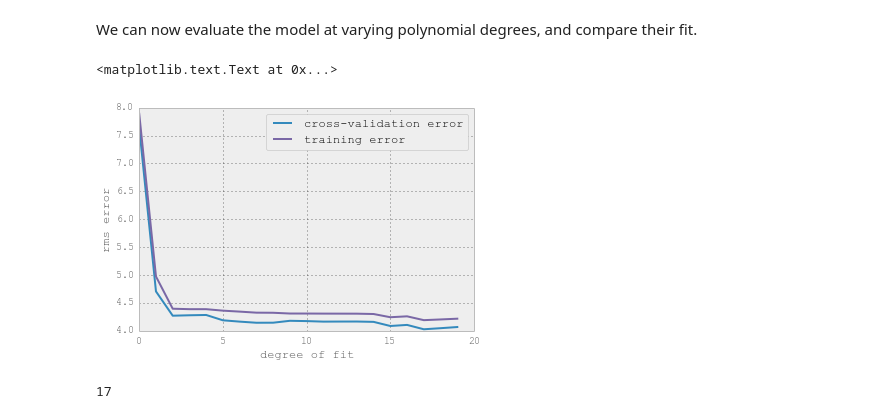
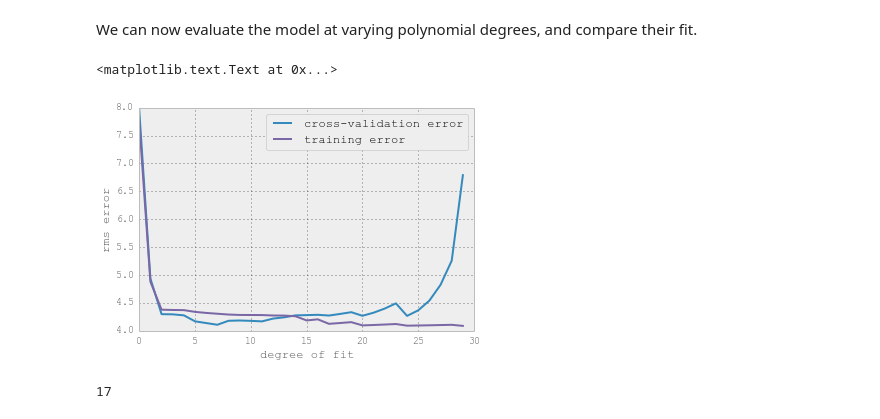
Before and after one commit to jlan84/cross-validation-assignment, a Jupyter notebook: lecture.ipynb, the cells around one changed output. Drawn from its saved outputs; the diff is of its cells as text; code cells hidden in the pictures.

```diff
--- a/lecture.ipynb
+++ b/lecture.ipynb
@@ -82,7 +274,7 @@ We can select an appropriate polynomial order for the model using **cross-valida
 # %%
 from sklearn.cross_validation import train_test_split
 
-xtrain, xtest, ytrain, ytest = train_test_split(horses, mpg, test_size=0.3)
+xtrain, xtest, ytrain, ytest = train_test_split(horses, mpg, test_size=0.25)
 # %% [markdown]
 A natural criterion to evaluate model performance is root mean square error.
 # %%
@@ -94,29 +286,29 @@ We can now evaluate the model at varying polynomial degrees, and compare their f
 # %%
 # suppress warnings from Polyfit
 import warnings
 warnings.filterwarnings('ignore', message='Polyfit*')
 
-degrees = np.arange(20)
+degrees = np.arange(30)
 train_err = np.zeros(len(degrees))
 validation_err = np.zeros(len(degrees))
 
 for i, d in enumerate(degrees):
     p = np.polyfit(xtrain, ytrain, d)
 
     train_err[i] = rmse(xtrain, ytrain, p)
     validation_err[i] = rmse(xtest, ytest, p)
 
 fig, ax = plt.subplots()
 
 ax.plot(degrees, validation_err, lw=2, label = 'cross-validation error')
 ax.plot(degrees, train_err, lw=2, label = 'training error')
 
 ax.legend(loc=0)
 ax.set_xlabel('degree of fit')
 ax.set_ylabel('rms error')
 # %% [output]
 <matplotlib.text.Text at 0x...>
-[figure, old version]
+[figure, new version]
 # %%
 np.argmin(validation_err)
 # %% [output]
```
Also changed, not shown: parts of 31 cells of this notebook, 1 other file.
